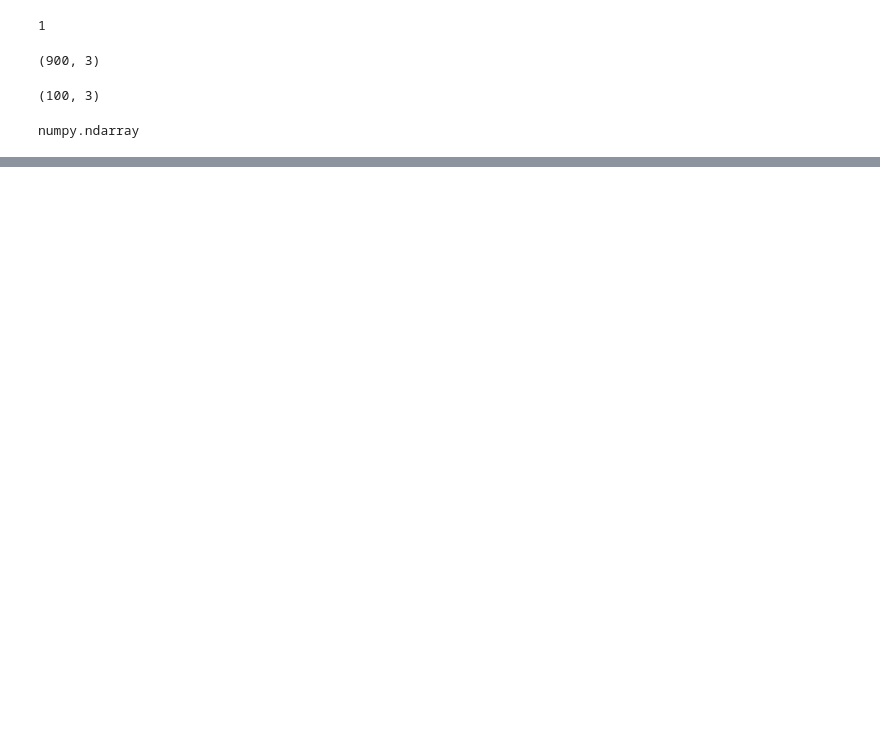
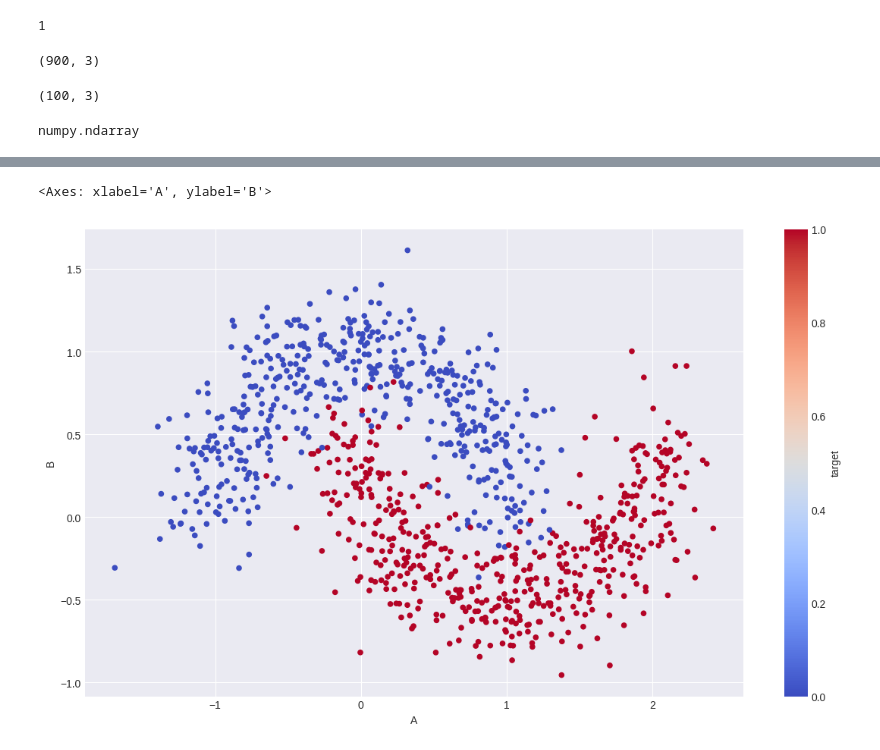
Before and after one commit to MakrandDhanokar/CDAC-DAI, a Jupyter notebook: CDAC_Day2.ipynb, the cells around one changed output, grey strips where cells are left out. Drawn from its saved outputs; the diff is of its cells as text; code cells hidden in the pictures; blank space fills up the shorter version.

```diff
--- a/CDAC_Day2.ipynb
+++ b/CDAC_Day2.ipynb
@@ -112,0 +216,28 @@ Assignment 2
+# %%
+####GLOBAL VARIABLE####
+
+RANDOM_STATE = 24
+np.random.RandomState(seed= RANDOM_STATE)
+
+N_SAMPLE = 1000
+NOISE = 0.2
+ALPHA =0.1
+TEST_SIZE = 0.2
+EPOCHS = 200
+
+#Set the plotting parameters
+params = {
+    'legend.fontsize': 'medium',
+    'figure.figsize': (15, 4),
+    'axes.labelsize': 'medium',
+    'axes.titlesize':'large',
+    'xtick.labelsize':'medium',
+    'ytick.labelsize':'medium',
+    # 'text.usetex': True,
+    # 'text.latex.unicode': True
+}
+
+plt.rcParams.update(params)
+
+CMAP = plt.cm.coolwarm
+plt.style.use('seaborn-v0_8-darkgrid')
@@ -112,0 +256,4 @@ Assignment 2
+# %%
+data_df = pd.DataFrame(X, columns=['A', 'B'])
+data_df['target'] = y
+data_df.head()
@@ -112,0 +267,5 @@ Assignment 2
+# %%
+data_df.plot.scatter(x='A', y='B', c='target', cmap=CMAP,figsize=(14,8))
+# %% [output]
+<Axes: xlabel='A', ylabel='B'>
+[figure, added]
```
Also changed, not shown: parts of 35 cells of this notebook.
